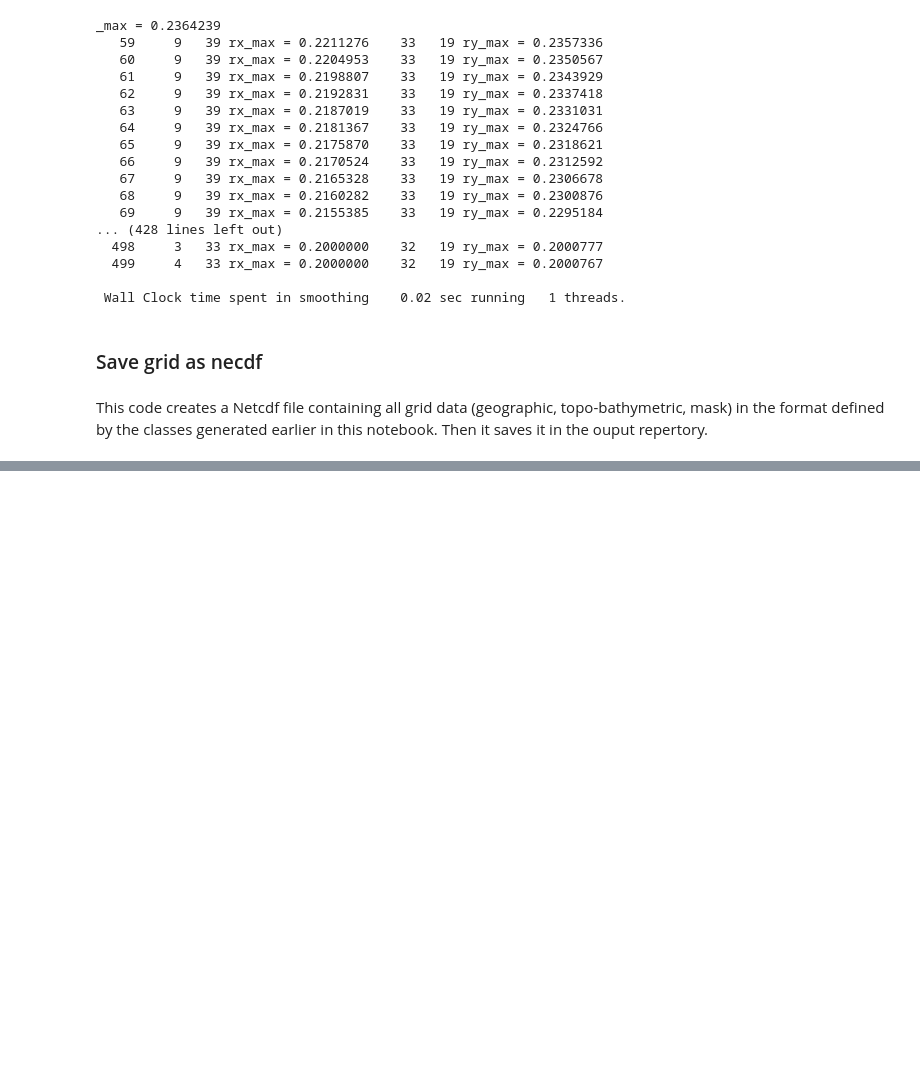
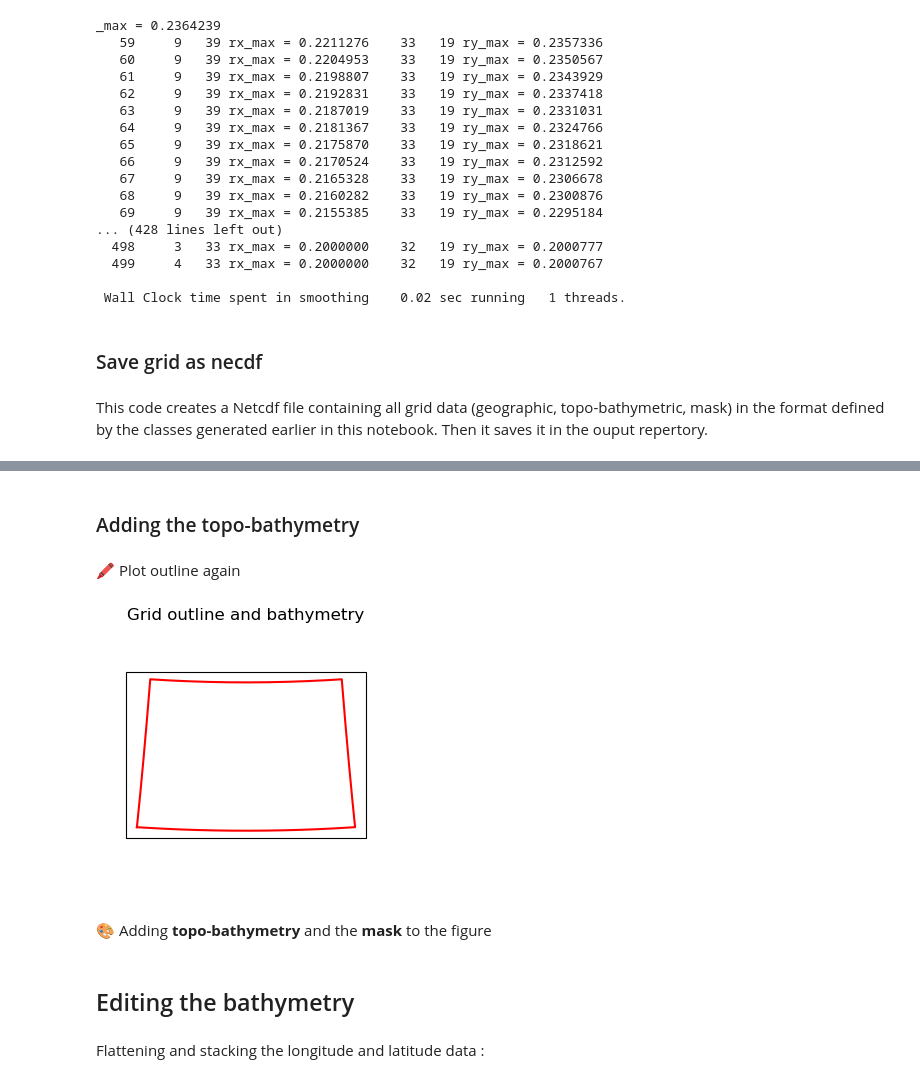
Before and after one commit to alcoat/croco_pytools, a Jupyter notebook: prepro/make_grid.ipynb, the cells around one changed output, grey strips where cells are left out. Saved outputs shown, nothing was run; the diff lists cells and outputs as text; code cells hidden in the pictures; blank space fills up the shorter version.

```diff
--- a/prepro/make_grid.ipynb
+++ b/prepro/make_grid.ipynb
@@ -256,0 +301,13 @@ PermissionError: [Errno 13] Permission denied: '../../CROCO_FILES/croco_grd.nc'
+# %% [markdown]
+### Adding the topo-bathymetry
+# %% [markdown]
+🖍️ Plot outline again
+# %%
+plt.style.use('_mpl-gallery')
+figure = plt.figure(figsize = (3,3))
+figure.suptitle('Grid outline and bathymetry')
+ax = plot_outline(outputs, figure)
+# %% [output]
+[figure, added]
+# %% [markdown]
+🎨 Adding **topo-bathymetry** and the **mask** to the figure
@@ -256,0 +316,4 @@ PermissionError: [Errno 13] Permission denied: '../../CROCO_FILES/croco_grd.nc'
+# %% [markdown]
+## Editing the bathymetry
+# %% [markdown]
+Flattening and stacking the longitude and latitude data :
```
Also changed, not shown: parts of 22 cells of this notebook.
